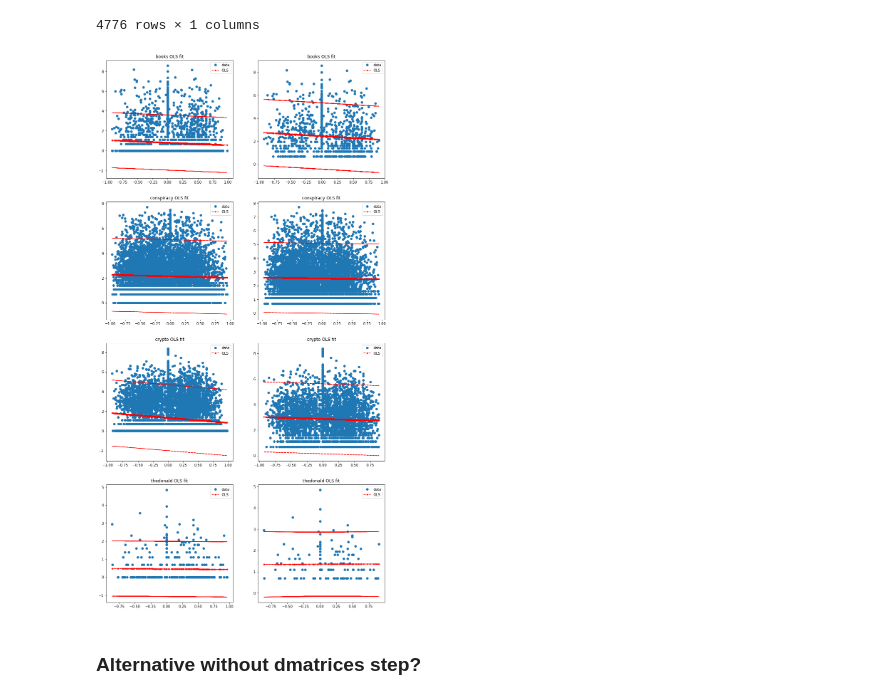
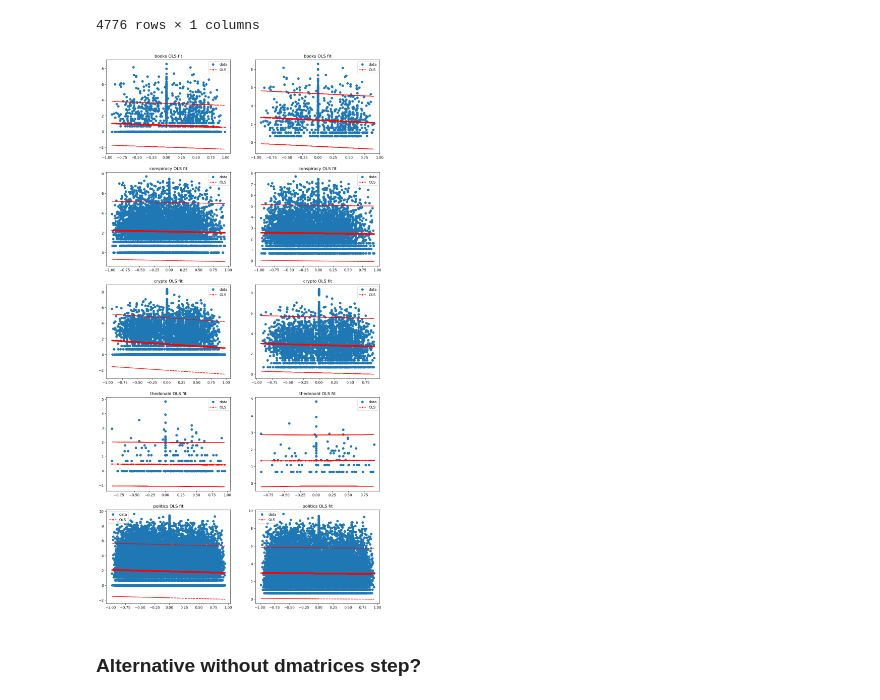
Before and after one commit to caralynch/reddit_analyses, a Jupyter notebook: 9_regression.ipynb, the cells around one changed output. Saved outputs shown, nothing was run; the diff lists cells and outputs as text; code cells hidden in the pictures.

```diff
--- a/9_regression.ipynb
+++ b/9_regression.ipynb
@@ -18,2 +18,2 @@ posts = pickle.load(open('thread_posts_EDT_times.p', 'rb'))
 # %%
-thread_info = pickle.load(open('thread_info.p', 'rb'))
+thread_info = pickle.load(open('thread_5_info.p', 'rb'))
@@ -47,7 +49,7 @@ for key in thread_info:
     regression_thread_data[key] = pd.merge(
         thread_info[key],
         posts[key][[
-            'thread_id', 'timestamp', 'author',
+            'thread_id', 'timestamp', 'author', 'score',
             'subject_sentiment_score'
             ]],
         on='thread_id'
@@ -61,7 +63,7 @@ for key in regression_thread_data:
         regression_thread_data[key].thread_size > 1, 'success'
     ] = 1
 # %%
-fig, axes = plt.subplots(4, figsize=(7,28))
+fig, axes = plt.subplots(5, figsize=(7,28))
 
 i = 0
 
@@ -111,11 +113,11 @@ subject_sentiment_score    -0.0979      0.274     -0.357      0.721      -0.635
 # %% [markdown]
 # Linear regression
 # %%
-thread_size_cols = ['thread_id', 'thread_size', 'authors', 'subject_sentiment_score']
+thread_size_cols = ['thread_id', 'thread_size', 'authors', 'subject_sentiment_score', 'score']
 thread_size_data = {}
 for key in regression_thread_data:
     thread_size_data[key] = regression_thread_data[key][thread_size_cols]
-    for col in ['thread_size', 'authors']:
+    for col in ['thread_size', 'authors', 'score']:
         thread_size_data[key][f'log_{col}'] = np.log(
             thread_size_data[key][col]
             )
@@ -221,7 +244,7 @@ y
 | 4775 | 0.0 |
 4776 rows × 1 columns
 # %%
-fig, axes = plt.subplots(4,2, figsize=(14, 28))
+fig, axes = plt.subplots(5,2, figsize=(14, 28))
 
 i = 0
 
@@ -234,34 +257,34 @@ for key in thread_size_model:
     y = log_thread_size_y[key].log_thread_size
     fitted_vals = thread_size_model[key].fittedvalues
 
     axes[i, 0].plot(x, y, "o", label="data")
     #axes[i, 0].plot(x, y_true, "b-", label="True")
     axes[i, 0].plot(x, fitted_vals, "r--.", label="OLS")
     axes[i, 0].plot(x, iv_u, "r--")
     axes[i, 0].plot(x, iv_l, "r--")
     axes[i, 0].legend(loc="best")
     axes[i, 0].set_title(f'{key} OLS fit')
 
 
     pred_ols = successful_thread_size_model[key].get_prediction()
     iv_l = pred_ols.summary_frame()["obs_ci_lower"]
     iv_u = pred_ols.summary_frame()["obs_ci_upper"]
     x = log_successful_thread_size_X[key].subject_sentiment_score
     y = log_successful_thread_size_y[key].log_thread_size
     fitted_vals = successful_thread_size_model[key].fittedvalues
 
     axes[i, 1].plot(x, y, "o", label="data")
     #axes[i,1].plot(x, y_true, "b-", label="True")
     axes[i, 1].plot(x, fitted_vals, "r--.", label="OLS")
     axes[i, 1].plot(x, iv_u, "r--")
     axes[i, 1].plot(x, iv_l, "r--")
     axes[i, 1].legend(loc="best")
     axes[i, 1].set_title(f'{key} OLS fit')
 
     i += 1
 plt.show()
 # %% [output]
-[figure, old version]
+[figure, new version]
 # %% [markdown]
 ### Alternative without dmatrices step?
 # %%
```
Also changed, not shown: parts of 10 cells of this notebook, 6 other files.
